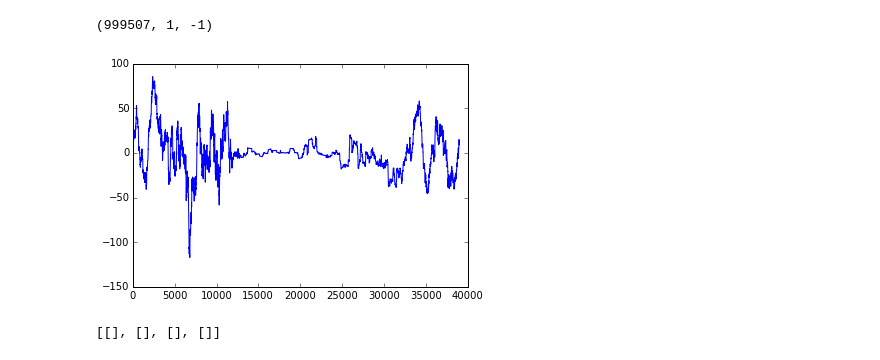
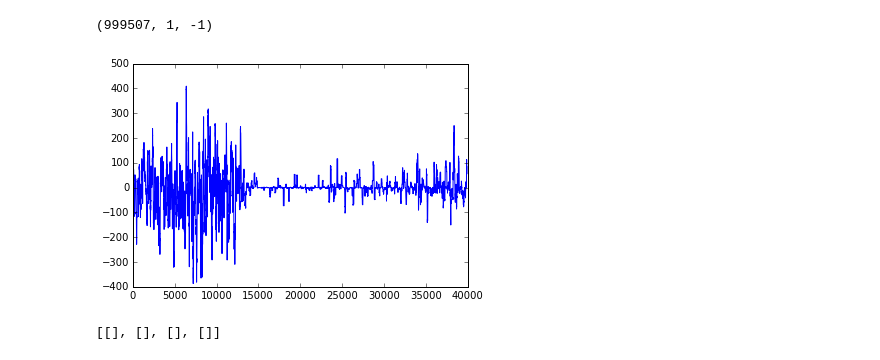
Before and after one commit to beeleb/Market-Model, a Jupyter notebook: trader model.ipynb, the cells around one changed output. Saved outputs shown, nothing was run; the diff lists cells and outputs as text; code cells hidden in the pictures.

```diff
--- a/trader model.ipynb
+++ b/trader model.ipynb
@@ -583,9 +593,9 @@ for order in mar.buy_orders:
 # %% [output]
 (999507, 1, -1)
 # %%
-move_ave(lis,1000)
+move_ave(lis,100)
 # %% [output]
-[figure, old version]
+[figure, new version]
 # %%
 mms=[[],[],[],[]]
 
```
Also changed, not shown: parts of 11 cells of this notebook, 48 other files.
